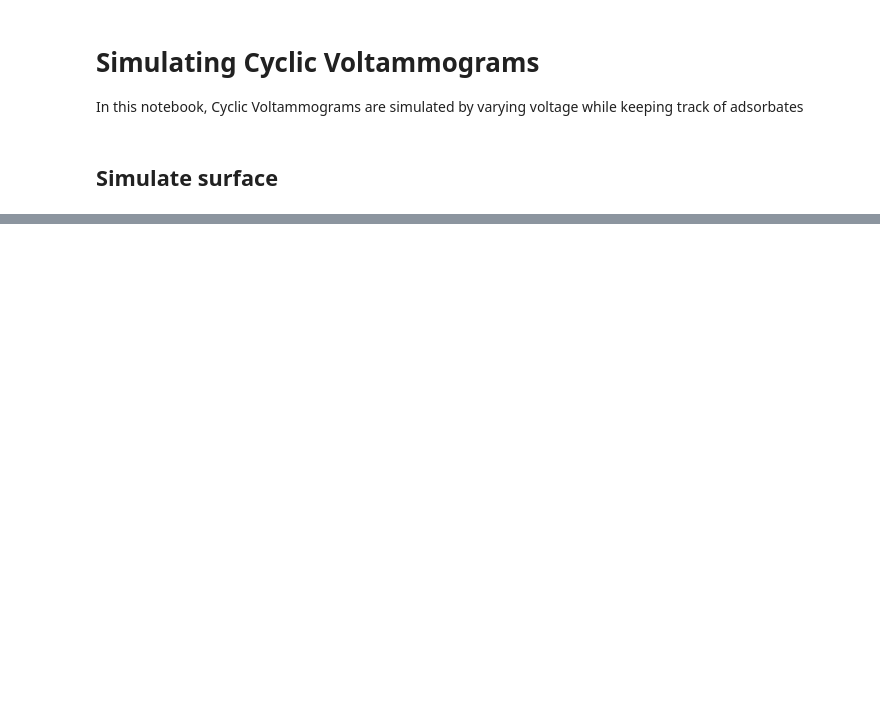
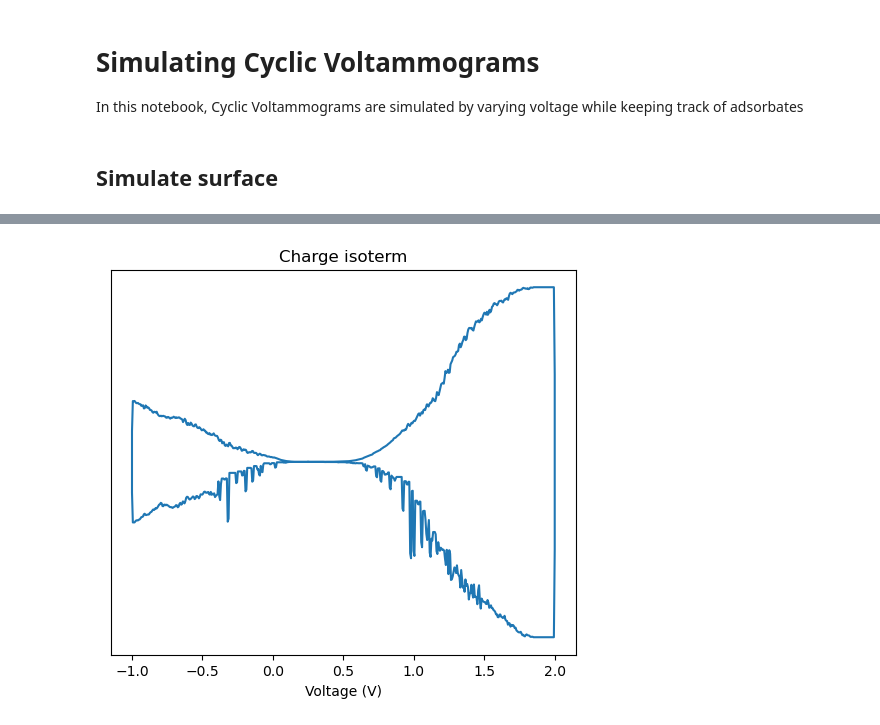
Before and after one commit to MarcusNoergaardWeng/Git_PUK, a Jupyter notebook: Notebooks/Simulate_Cyclic_Voltammograms.ipynb, the cells around one changed output, grey strips where cells are left out. Drawn from its saved outputs; the diff is of its cells as text; code cells hidden in the pictures; blank space fills up the shorter version.

```diff
--- a/Notebooks/Simulate_Cyclic_Voltammograms.ipynb
+++ b/Notebooks/Simulate_Cyclic_Voltammograms.ipynb
@@ -242,0 +184,11 @@ initial_potential = 0.5
+# %%
+fig, ax = plt.subplots(1, 1, figsize = (6, 5))
+
+ax.plot(voltage_range, np.gradient(sum_delta_G_log))
+
+ax.set_title("Charge isoterm")
+ax.set_xlabel("Voltage (V)")
+ax.set_yticks([])
+fig.show()
+# %% [output]
+[figure, added]
```
Also changed, not shown: parts of 22 cells of this notebook, 3 other files.
